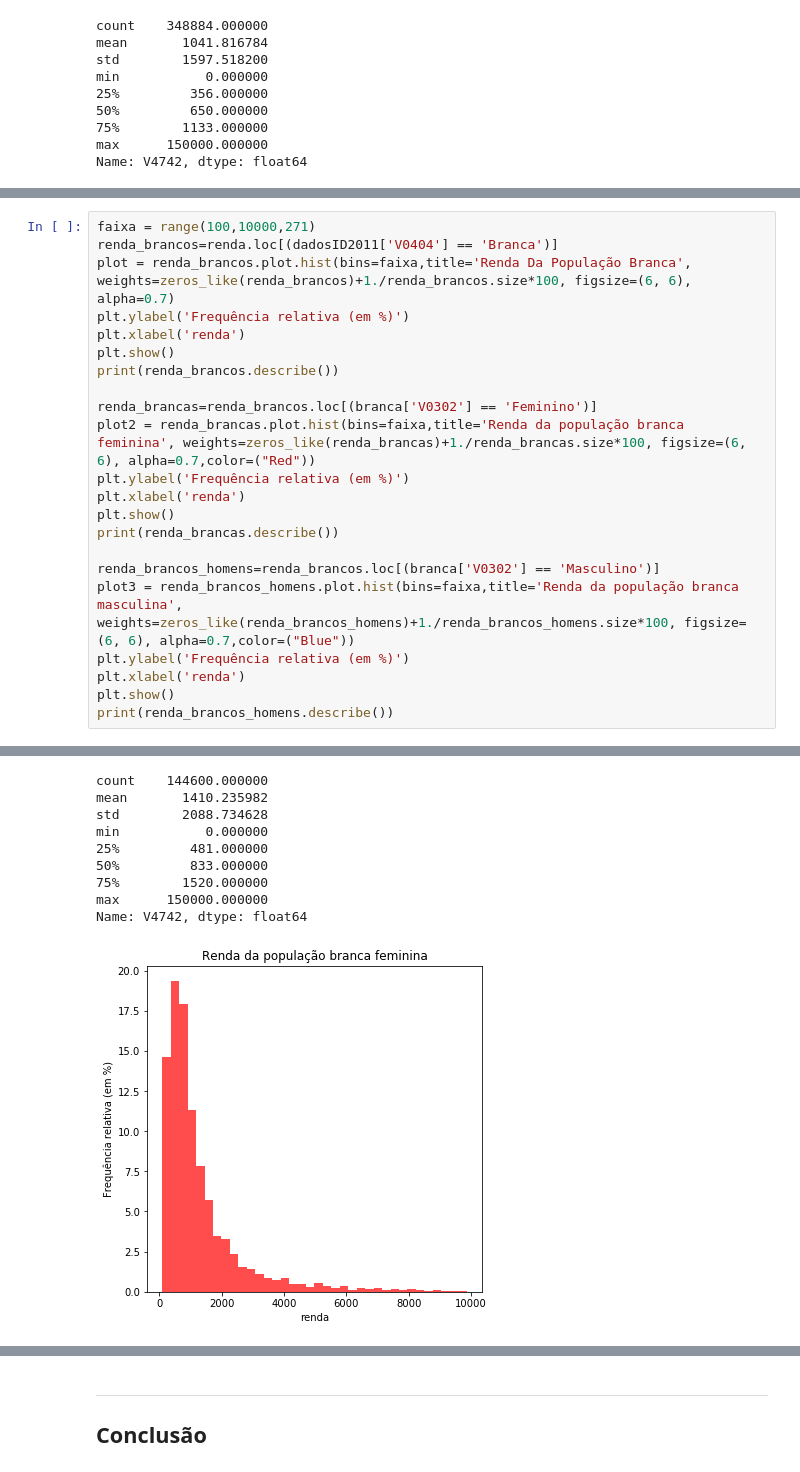
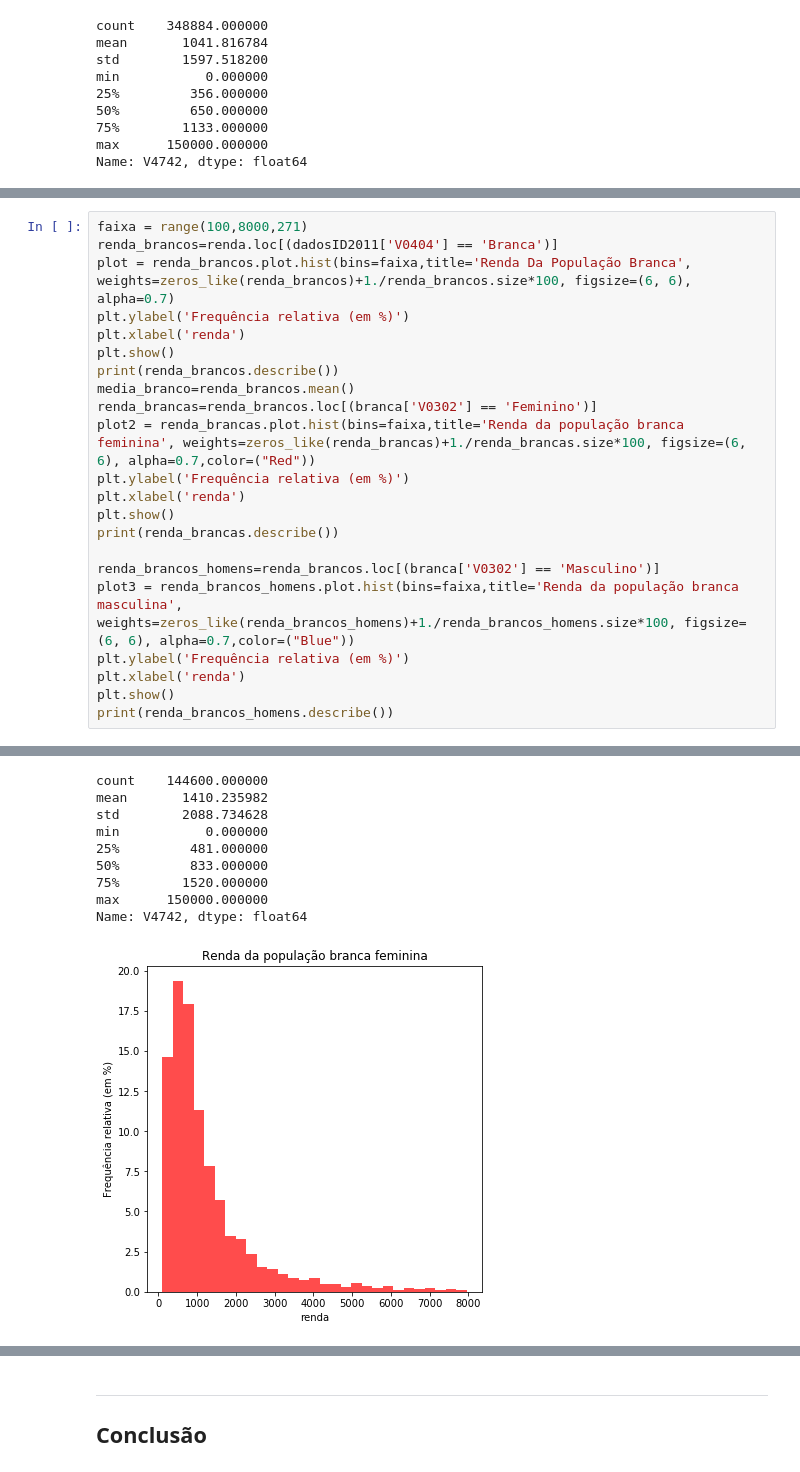
Before and after one commit to leonardoimakuma/cd2018, a Jupyter notebook: Projeto1 2015.ipynb, the cells around one changed output, grey strips where cells are left out. Saved outputs shown, nothing was run; the diff lists cells and outputs as text.

```diff
--- a/Projeto1 2015.ipynb
+++ b/Projeto1 2015.ipynb
@@ -222,14 +186,14 @@ min          0.000000
 max      19500.000000
 Name: V4742, dtype: float64
 # %%
-faixa = range(100,10000,271)
+faixa = range(100,8000,271)
 renda_brancos=renda.loc[(dadosID2011['V0404'] == 'Branca')]
 plot = renda_brancos.plot.hist(bins=faixa,title='Renda Da População Branca', weights=zeros_like(renda_brancos)+1./renda_brancos.size*100, figsize=(6, 6), alpha=0.7)
 plt.ylabel('Frequência relativa (em %)')
 plt.xlabel('renda')
 plt.show()
 print(renda_brancos.describe())
-
+media_branco=renda_brancos.mean()
 renda_brancas=renda_brancos.loc[(branca['V0302'] == 'Feminino')]
 plot2 = renda_brancas.plot.hist(bins=faixa,title='Renda da população branca feminina', weights=zeros_like(renda_brancas)+1./renda_brancas.size*100, figsize=(6, 6), alpha=0.7,color=("Red"))
 plt.ylabel('Frequência relativa (em %)')
@@ -248,13 +212,13 @@ print(renda_brancos_homens.describe())
 count    144600.000000
 mean       1410.235982
 std        2088.734628
 min           0.000000
 25%         481.000000
 50%         833.000000
 75%        1520.000000
 max      150000.000000
 Name: V4742, dtype: float64
-[figure, old version]
+[figure, new version]
 count     76425.000000
 mean       1398.020111
 std        1985.571033
```
Also changed, not shown: parts of 14 cells of this notebook.
